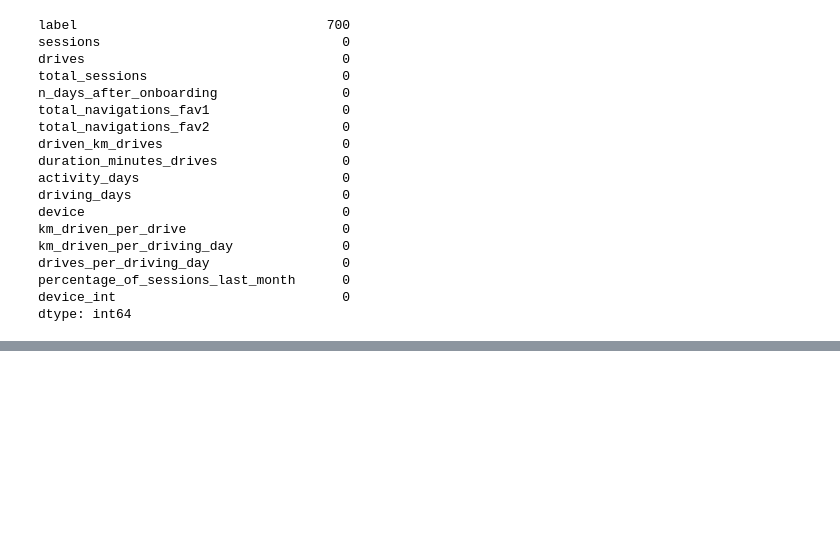
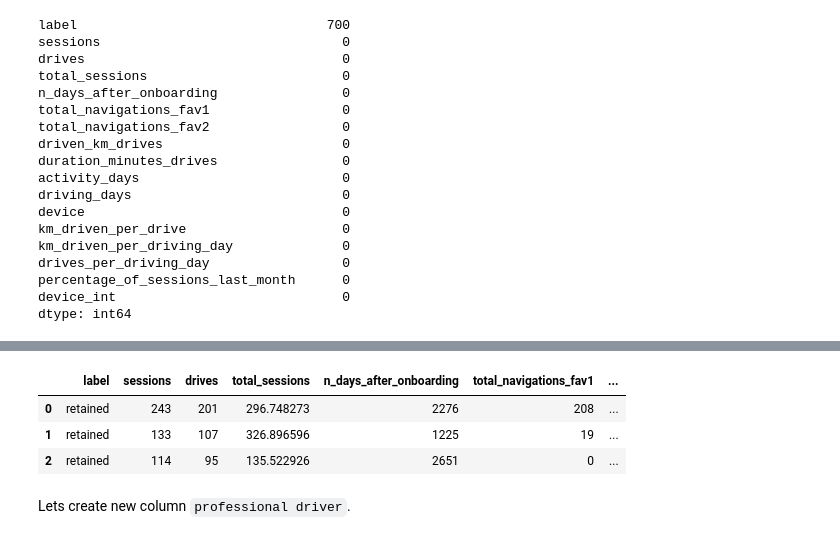
Before and after one commit to Damian-oo/Customer-Churn-Prediction-Waze-app, a Jupyter notebook: Waze Churn Project_full.ipynb, the cells around one changed output, grey strips where cells are left out. Drawn from its saved outputs; the diff is of its cells as text; code cells hidden in the pictures; blank space fills up the shorter version.

```diff
--- a/Waze Churn Project_full.ipynb
+++ b/Waze Churn Project_full.ipynb
@@ -941,0 +980,9 @@ We validated to check that our cut dataframe contains correct number of observat
+# %%
+df_waze_1.head(3)
+# %% [output]
+|  | label | sessions | drives | total_sessions | n_days_after_onboarding | total_navigations_fav1 | ... |
+| 0 | retained | 243 | 201 | 296.748273 | 2276 | 208 | ... |
+| 1 | retained | 133 | 107 | 326.896596 | 1225 | 19 | ... |
+| 2 | retained | 114 | 95 | 135.522926 | 2651 | 0 | ... |
+# %% [markdown]
+Lets create new column `professional driver`.
```
Also changed, not shown: parts of 9 cells of this notebook.
